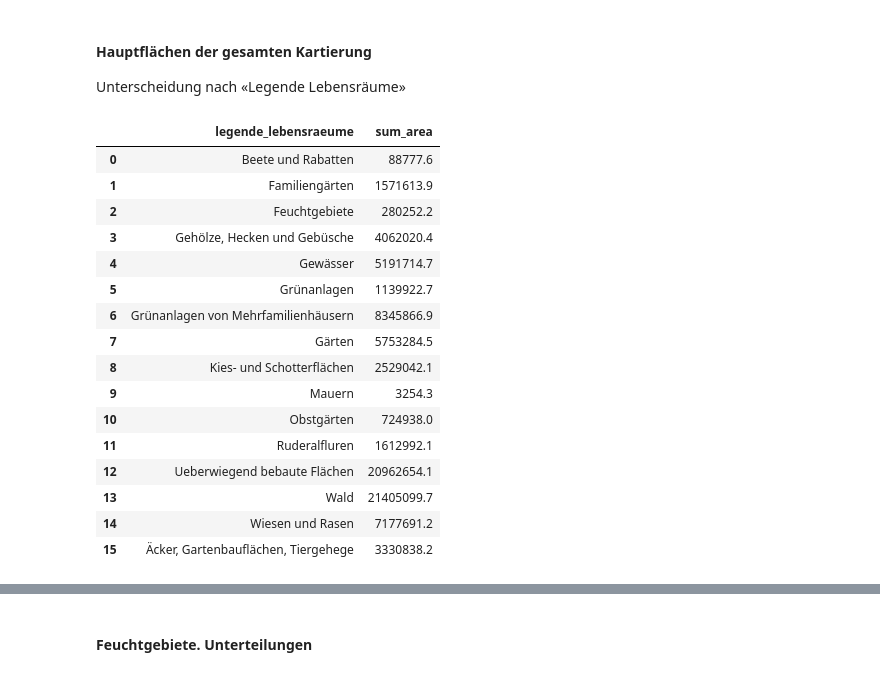
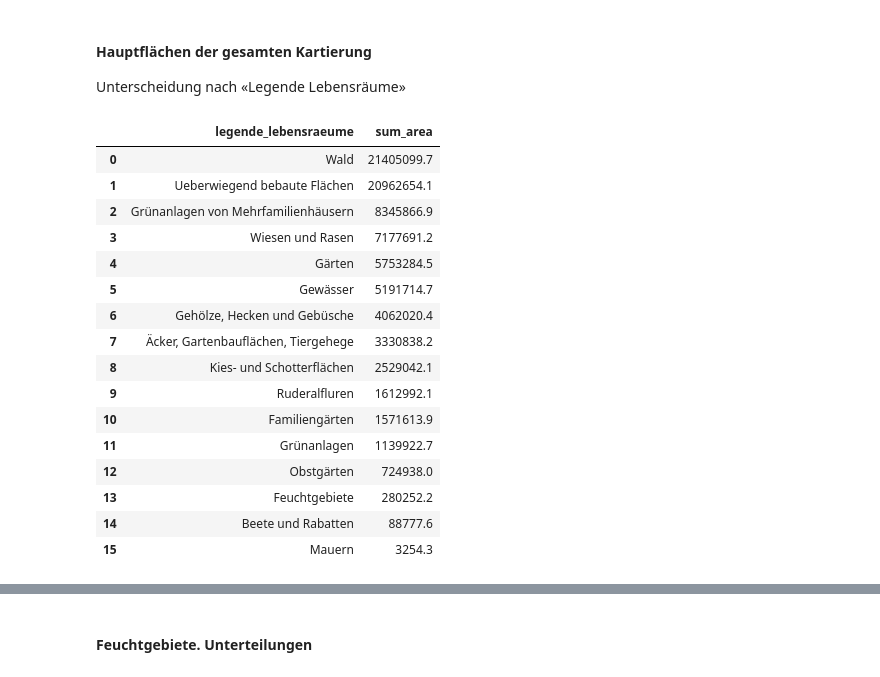
Before and after one commit to mirodietiker/myPy, a Jupyter notebook: biotopkartierung/zdw_feuchtgebiete.ipynb, the cells around one changed output, grey strips where cells are left out. Cells and saved outputs as stored; diff of their text form; code cells hidden in the pictures.

```diff
--- a/biotopkartierung/zdw_feuchtgebiete.ipynb
+++ b/biotopkartierung/zdw_feuchtgebiete.ipynb
@@ -73,7 +74,7 @@ Datum: CH1903+
 rename_cols = {'objid': 'test'}
 columns_to_drop = ['struktur_keine']
 
-gdf_biotopkartierung_2020_lv95 = imp_gdf_biotopkartierung_2020_wgs84 \
+gdf_biotopkartierung_2020_lv95 = imp_gdf_biotopkartierung_2020_lv95 \
     .copy() \
     .drop(columns_to_drop, axis=1) \
     .rename(columns=rename_cols) \
@@ -169,28 +170,28 @@ Unterscheidung nach «Legende Lebensräume»
 # %%
 df = gdf_biotopkartierung_2020_lv95 \
     .groupby(['legende_lebensraeume']) \
     .agg(sum_area=('flaeche', 'sum')) \
-    .sort_values('legende_lebensraeume', ascending=True)
+    .sort_values('sum_area', ascending=False)
 
 df.reset_index()
 # %% [output]
 |  | legende_lebensraeume | sum_area |
-| 0 | Beete und Rabatten | 88777.6 |
-| 1 | Familiengärten | 1571613.9 |
-| 2 | Feuchtgebiete | 280252.2 |
-| 3 | Gehölze, Hecken und Gebüsche | 4062020.4 |
-| 4 | Gewässer | 5191714.7 |
-| 5 | Grünanlagen | 1139922.7 |
-| 6 | Grünanlagen von Mehrfamilienhäusern | 8345866.9 |
-| 7 | Gärten | 5753284.5 |
+| 0 | Wald | 21405099.7 |
+| 1 | Ueberwiegend bebaute Flächen | 20962654.1 |
+| 2 | Grünanlagen von Mehrfamilienhäusern | 8345866.9 |
+| 3 | Wiesen und Rasen | 7177691.2 |
+| 4 | Gärten | 5753284.5 |
+| 5 | Gewässer | 5191714.7 |
+| 6 | Gehölze, Hecken und Gebüsche | 4062020.4 |
+| 7 | Äcker, Gartenbauflächen, Tiergehege | 3330838.2 |
 | 8 | Kies- und Schotterflächen | 2529042.1 |
-| 9 | Mauern | 3254.3 |
-| 10 | Obstgärten | 724938.0 |
-| 11 | Ruderalfluren | 1612992.1 |
-| 12 | Ueberwiegend bebaute Flächen | 20962654.1 |
-| 13 | Wald | 21405099.7 |
-| 14 | Wiesen und Rasen | 7177691.2 |
-| 15 | Äcker, Gartenbauflächen, Tiergehege | 3330838.2 |
+| 9 | Ruderalfluren | 1612992.1 |
+| 10 | Familiengärten | 1571613.9 |
+| 11 | Grünanlagen | 1139922.7 |
+| 12 | Obstgärten | 724938.0 |
+| 13 | Feuchtgebiete | 280252.2 |
+| 14 | Beete und Rabatten | 88777.6 |
+| 15 | Mauern | 3254.3 |
 # %%
 gdf_feuchtgebiete = gdf_biotopkartierung_2020_lv95.query("legende_lebensraeume == 'Feuchtgebiete'")
 gdf_feuchtgebiete.head(1)
```
Also changed, not shown: parts of 2 cells of this notebook.
